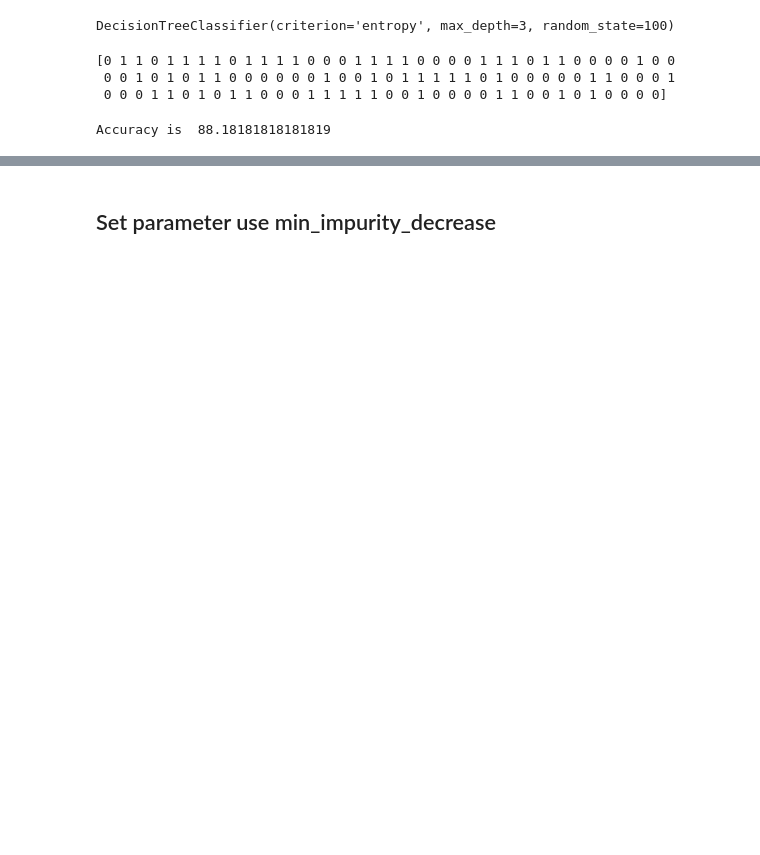
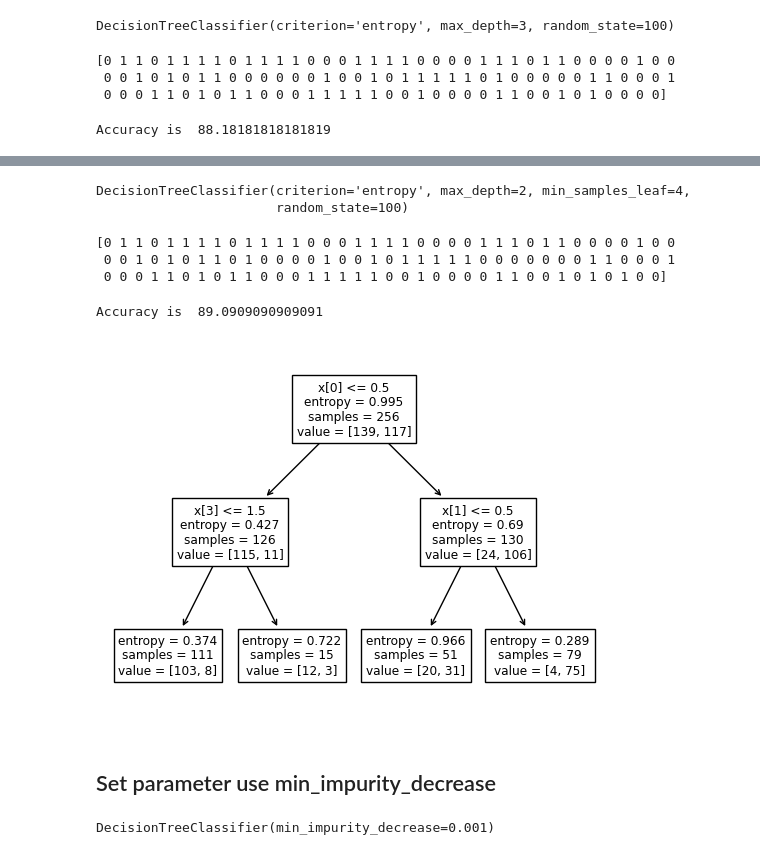
Before and after one commit to Thippawan72/BSC_DPDM23, a Jupyter notebook: Classificationmin__impurity_decrease.ipynb, the cells around one changed output, grey strips where cells are left out. Cells and saved outputs as stored; diff of their text form; code cells hidden in the pictures; blank space fills up the shorter version.

```diff
--- a/Classificationmin__impurity_decrease.ipynb
+++ b/Classificationmin__impurity_decrease.ipynb
@@ -139,3 +113,27 @@ tree.plot_tree(clf_entropy)
 [figure]
+# %%
+#Function to perform training with Entropy
+clf_entropy1= DecisionTreeClassifier (criterion = "entropy", random_state= 100,max_depth=2, min_samples_leaf=4)
+clf_entropy1.fit (x_train, y_train)
+# %% [output]
+DecisionTreeClassifier(criterion='entropy', max_depth=2, min_samples_leaf=4,
+                       random_state=100)
+# %%
+#FunctiontomakePredictions
+y_pred_en1 = clf_entropy1.predict (x_test)
+print(y_pred_en1)
+# %% [output]
+[0 1 1 0 1 1 1 1 0 1 1 1 1 0 0 0 1 1 1 1 0 0 0 0 1 1 1 0 1 1 0 0 0 0 1 0 0
+ 0 0 1 0 1 0 1 1 0 1 0 0 0 0 1 0 0 1 0 1 1 1 1 1 0 0 0 0 0 0 0 1 1 0 0 0 1
+ 0 0 0 1 1 0 1 0 1 1 0 0 0 1 1 1 1 1 0 0 1 0 0 0 0 1 1 0 0 1 0 1 0 1 0 0]
+# %%
+#Checking Accuracy
+print ("Accuracy is ", accuracy_score (y_test,y_pred_en1)*100)
+# %% [output]
+Accuracy is  89.0909090909091
+# %%
+tree.plot_tree(clf_entropy1);
+# %% [output]
+[figure, added]
 # %% [markdown]
 ## Set parameter use min_impurity_decrease
@@ -141,0 +142,4 @@ tree.plot_tree(clf_entropy)
+# %%
+Clf_min_impurity1.fit(x_train,y_train)
+# %% [output]
+DecisionTreeClassifier(min_impurity_decrease=0.001)
```
Also changed, not shown: parts of 28 cells of this notebook.
